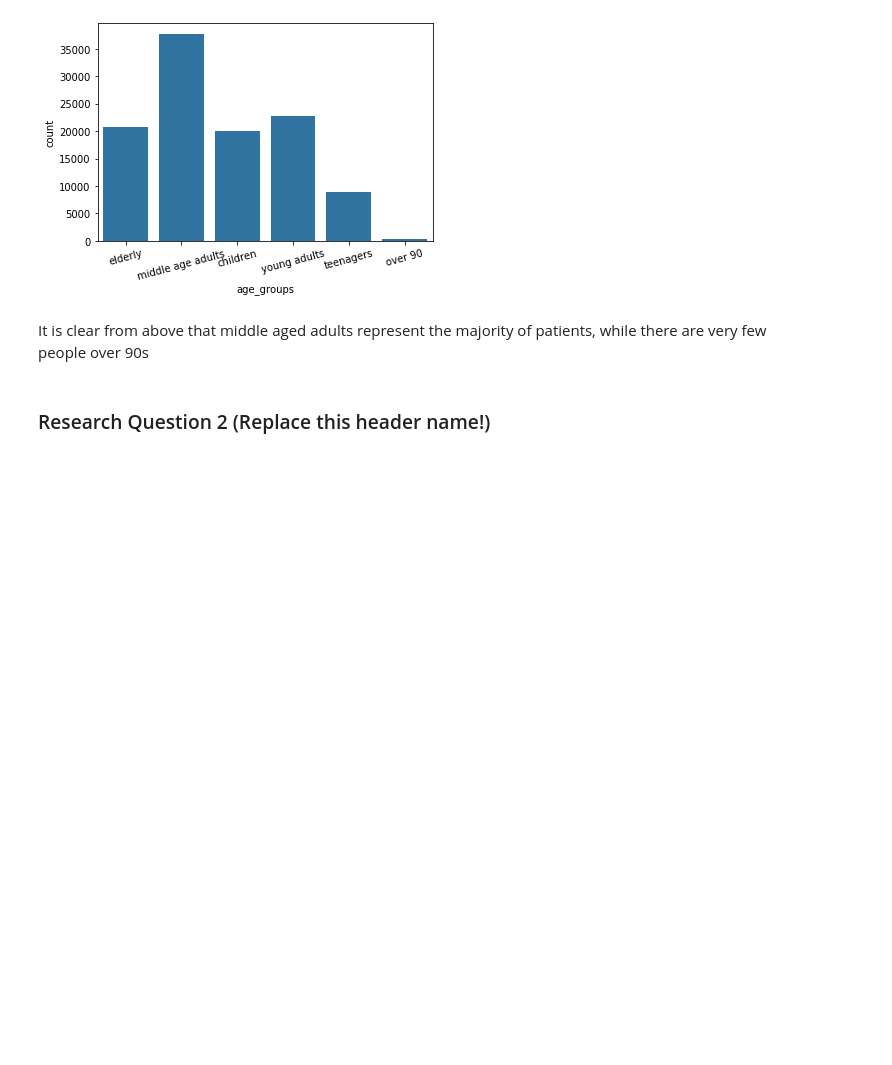
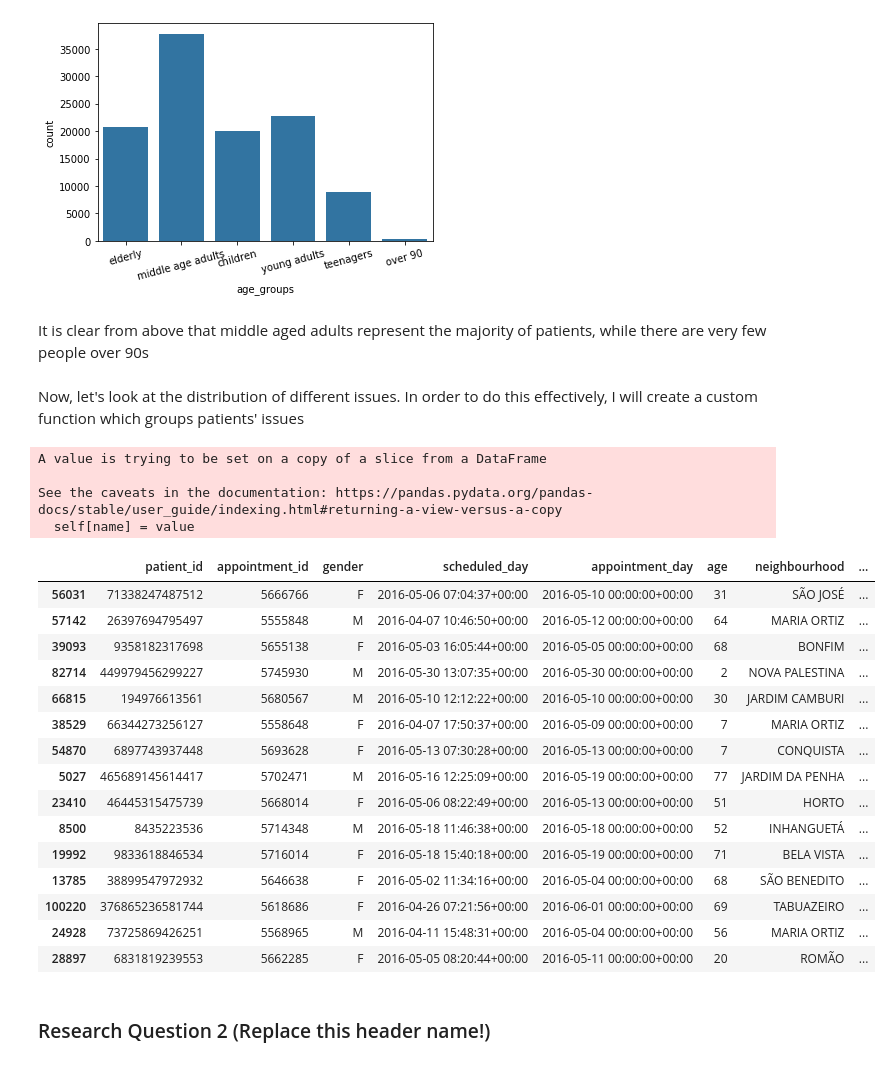
Before and after one commit to BexTuychiev/appointments_show, a Jupyter notebook: investigate-a-dataset-template.ipynb, the cells around one changed output. Drawn from its saved outputs; the diff is of its cells as text; code cells hidden in the pictures; blank space fills up the shorter version.

Commit message:
feat: Create custom function to create issue groups

```diff
--- a/investigate-a-dataset-template.ipynb
+++ b/investigate-a-dataset-template.ipynb
@@ -415,3 +415,5 @@ plt.xticks(rotation=15);
 [figure]
 # %% [markdown]
 It is clear from above that middle aged adults represent the majority of patients, while there are very few people over 90s
+# %% [markdown]
+Now, let's look at the distribution of different issues. In order to do this effectively, I will create a custom function which groups patients' issues
@@ -418,3 +449,30 @@ It is clear from above that middle aged adults represent the majority of patient
+# %%
+# Run the above function on the dataframe to get issue groups
+group_issues(appointments)
+# %% [output]
+A value is trying to be set on a copy of a slice from a DataFrame
+
+See the caveats in the documentation: https://pandas.pydata.org/pandas-docs/stable/user_guide/indexing.html#returning-a-view-versus-a-copy
+  self[name] = value
+# %%
+appointments.sample(15)
+# %% [output]
+|  | patient_id | appointment_id | gender | scheduled_day | appointment_day | age | neighbourhood | ... |
+| 56031 | 71338247487512 | 5666766 | F | 2016-05-06 07:04:37+00:00 | 2016-05-10 00:00:00+00:00 | 31 | SÃO JOSÉ | ... |
+| 57142 | 26397694795497 | 5555848 | M | 2016-04-07 10:46:50+00:00 | 2016-05-12 00:00:00+00:00 | 64 | MARIA ORTIZ | ... |
+| 39093 | 9358182317698 | 5655138 | F | 2016-05-03 16:05:44+00:00 | 2016-05-05 00:00:00+00:00 | 68 | BONFIM | ... |
+| 82714 | 449979456299227 | 5745930 | M | 2016-05-30 13:07:35+00:00 | 2016-05-30 00:00:00+00:00 | 2 | NOVA PALESTINA | ... |
+| 66815 | 194976613561 | 5680567 | M | 2016-05-10 12:12:22+00:00 | 2016-05-10 00:00:00+00:00 | 30 | JARDIM CAMBURI | ... |
+| 38529 | 66344273256127 | 5558648 | F | 2016-04-07 17:50:37+00:00 | 2016-05-09 00:00:00+00:00 | 7 | MARIA ORTIZ | ... |
+| 54870 | 6897743937448 | 5693628 | F | 2016-05-13 07:30:28+00:00 | 2016-05-13 00:00:00+00:00 | 7 | CONQUISTA | ... |
+| 5027 | 465689145614417 | 5702471 | M | 2016-05-16 12:25:09+00:00 | 2016-05-19 00:00:00+00:00 | 77 | JARDIM DA PENHA | ... |
+| 23410 | 46445315475739 | 5668014 | F | 2016-05-06 08:22:49+00:00 | 2016-05-13 00:00:00+00:00 | 51 | HORTO | ... |
+| 8500 | 8435223536 | 5714348 | M | 2016-05-18 11:46:38+00:00 | 2016-05-18 00:00:00+00:00 | 52 | INHANGUETÁ | ... |
+| 19992 | 9833618846534 | 5716014 | F | 2016-05-18 15:40:18+00:00 | 2016-05-19 00:00:00+00:00 | 71 | BELA VISTA | ... |
+| 13785 | 38899547972932 | 5646638 | F | 2016-05-02 11:34:16+00:00 | 2016-05-04 00:00:00+00:00 | 68 | SÃO BENEDITO | ... |
+| 100220 | 376865236581744 | 5618686 | F | 2016-04-26 07:21:56+00:00 | 2016-06-01 00:00:00+00:00 | 69 | TABUAZEIRO | ... |
+| 24928 | 73725869426251 | 5568965 | M | 2016-04-11 15:48:31+00:00 | 2016-05-04 00:00:00+00:00 | 56 | MARIA ORTIZ | ... |
+| 28897 | 6831819239553 | 5662285 | F | 2016-05-05 08:20:44+00:00 | 2016-05-11 00:00:00+00:00 | 20 | ROMÃO | ... |
 # %% [markdown]
 ### Research Question 2  (Replace this header name!)
 # %%
```
Also changed, not shown: parts of 1 cell of this notebook, 1 other file.
